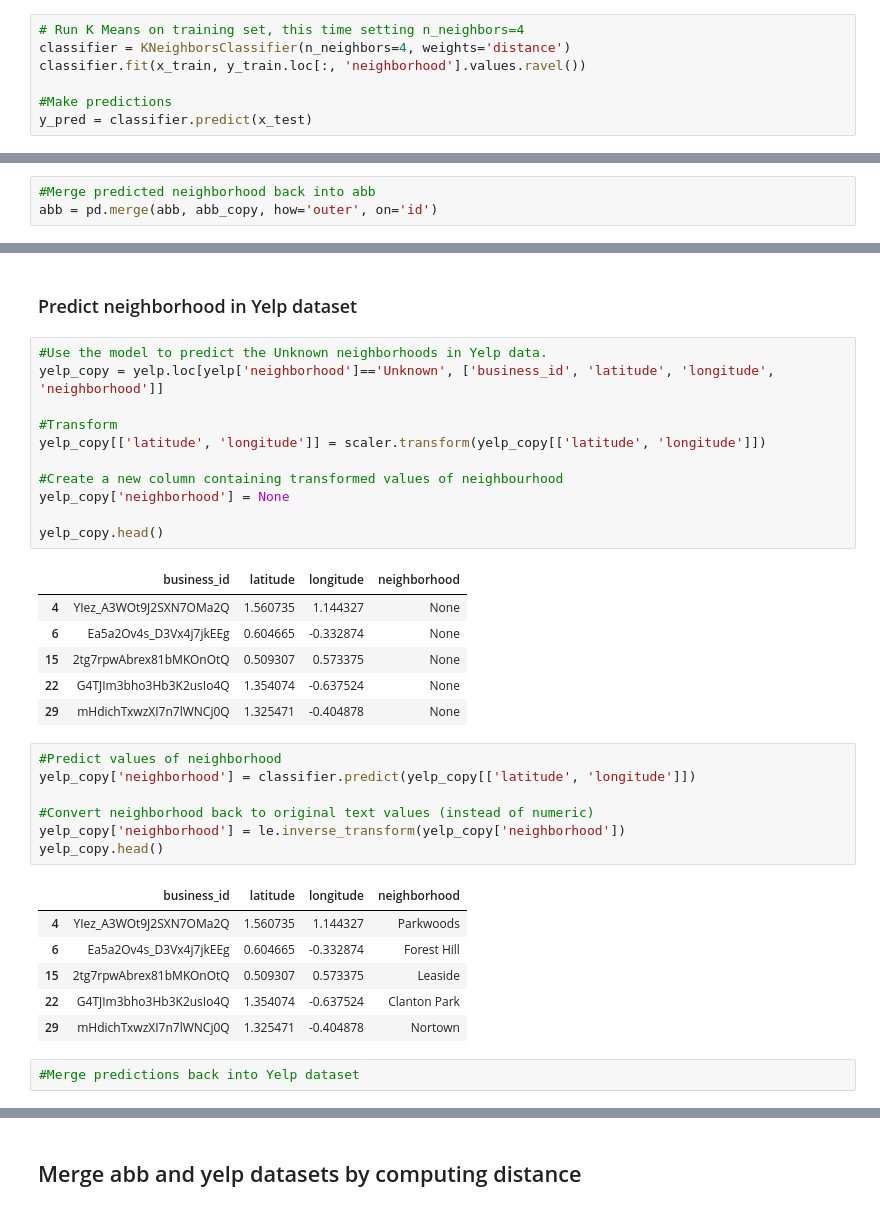
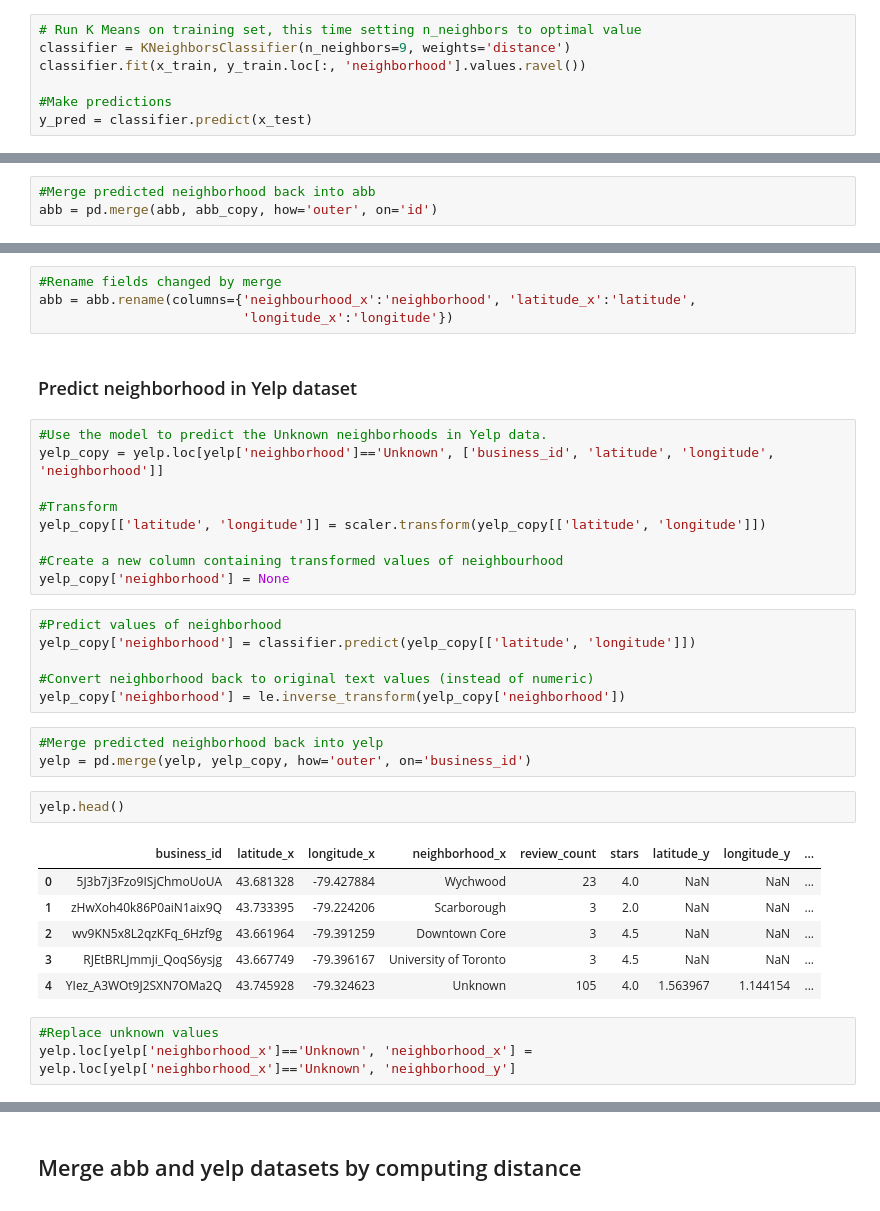
Before and after one commit to jkarpen/Springboard_Projects, a Jupyter notebook: Capstone/Scripts/Capstone_Data_Merge_Script.ipynb, the cells around one changed output, grey strips where cells are left out. Cells and saved outputs as stored; diff of their text form.

```diff
--- a/Capstone/Scripts/Capstone_Data_Merge_Script.ipynb
+++ b/Capstone/Scripts/Capstone_Data_Merge_Script.ipynb
@@ -396,6 +382,6 @@ None of the models does worse than 16% error (84% accuracy), but k=4 seems to do
 # %%
-# Run K Means on training set, this time setting n_neighbors=4
-classifier = KNeighborsClassifier(n_neighbors=4, weights='distance')
+# Run K Means on training set, this time setting n_neighbors to optimal value
+classifier = KNeighborsClassifier(n_neighbors=9, weights='distance')
 classifier.fit(x_train, y_train.loc[:, 'neighborhood'].values.ravel())
 
 #Make predictions
@@ -458,6 +420,10 @@ abb.head()
 | 2 | 12604 | https://www.airbnb.com/rooms/12604 | within an hour | 0.0 | f | The Annex | ... |
 | 3 | 17936 | https://www.airbnb.com/rooms/17936 | within an hour | 100.0 | t | Kensington Market | ... |
 | 4 | 23691 | https://www.airbnb.com/rooms/23691 | within an hour | 100.0 | t | Fairbank | ... |
+# %%
+#Rename fields changed by merge
+abb = abb.rename(columns={'neighbourhood_x':'neighborhood', 'latitude_x':'latitude',
+                          'longitude_x':'longitude'})
 # %% [markdown]
 ### Predict neighborhood in Yelp dataset
 # %%
@@ -469,28 +435,24 @@ yelp_copy[['latitude', 'longitude']] = scaler.transform(yelp_copy[['latitude', '
 
 #Create a new column containing transformed values of neighbourhood
 yelp_copy['neighborhood'] = None
-
-yelp_copy.head()
-# %% [output]
-|  | business_id | latitude | longitude | neighborhood |
-| 4 | YIez_A3WOt9J2SXN7OMa2Q | 1.560735 | 1.144327 | None |
-| 6 | Ea5a2Ov4s_D3Vx4j7jkEEg | 0.604665 | -0.332874 | None |
-| 15 | 2tg7rpwAbrex81bMKOnOtQ | 0.509307 | 0.573375 | None |
-| 22 | G4TJIm3bho3Hb3K2usIo4Q | 1.354074 | -0.637524 | None |
-| 29 | mHdichTxwzXI7n7lWNCj0Q | 1.325471 | -0.404878 | None |
 # %%
 #Predict values of neighborhood
 yelp_copy['neighborhood'] = classifier.predict(yelp_copy[['latitude', 'longitude']])
 
 #Convert neighborhood back to original text values (instead of numeric)
 yelp_copy['neighborhood'] = le.inverse_transform(yelp_copy['neighborhood'])
-yelp_copy.head()
-# %% [output]
-|  | business_id | latitude | longitude | neighborhood |
-| 4 | YIez_A3WOt9J2SXN7OMa2Q | 1.560735 | 1.144327 | Parkwoods |
-| 6 | Ea5a2Ov4s_D3Vx4j7jkEEg | 0.604665 | -0.332874 | Forest Hill |
-| 15 | 2tg7rpwAbrex81bMKOnOtQ | 0.509307 | 0.573375 | Leaside |
-| 22 | G4TJIm3bho3Hb3K2usIo4Q | 1.354074 | -0.637524 | Clanton Park |
-| 29 | mHdichTxwzXI7n7lWNCj0Q | 1.325471 | -0.404878 | Nortown |
-# %%
-#Merge predictions back into Yelp dataset
+# %%
+#Merge predicted neighborhood back into yelp
+yelp = pd.merge(yelp, yelp_copy, how='outer', on='business_id')
+# %%
+yelp.head()
+# %% [output]
+|  | business_id | latitude_x | longitude_x | neighborhood_x | review_count | stars | latitude_y | longitude_y | ... |
+| 0 | 5J3b7j3Fzo9ISjChmoUoUA | 43.681328 | -79.427884 | Wychwood | 23 | 4.0 | NaN | NaN | ... |
+| 1 | zHwXoh40k86P0aiN1aix9Q | 43.733395 | -79.224206 | Scarborough | 3 | 2.0 | NaN | NaN | ... |
+| 2 | wv9KN5x8L2qzKFq_6Hzf9g | 43.661964 | -79.391259 | Downtown Core | 3 | 4.5 | NaN | NaN | ... |
+| 3 | RJEtBRLJmmji_QoqS6ysjg | 43.667749 | -79.396167 | University of Toronto | 3 | 4.5 | NaN | NaN | ... |
+| 4 | YIez_A3WOt9J2SXN7OMa2Q | 43.745928 | -79.324623 | Unknown | 105 | 4.0 | 1.563967 | 1.144154 | ... |
+# %%
+#Replace unknown values
+yelp.loc[yelp['neighborhood_x']=='Unknown', 'neighborhood_x'] = yelp.loc[yelp['neighborhood_x']=='Unknown', 'neighborhood_y']
```
Also changed, not shown: parts of 33 cells of this notebook, 2 other files.
